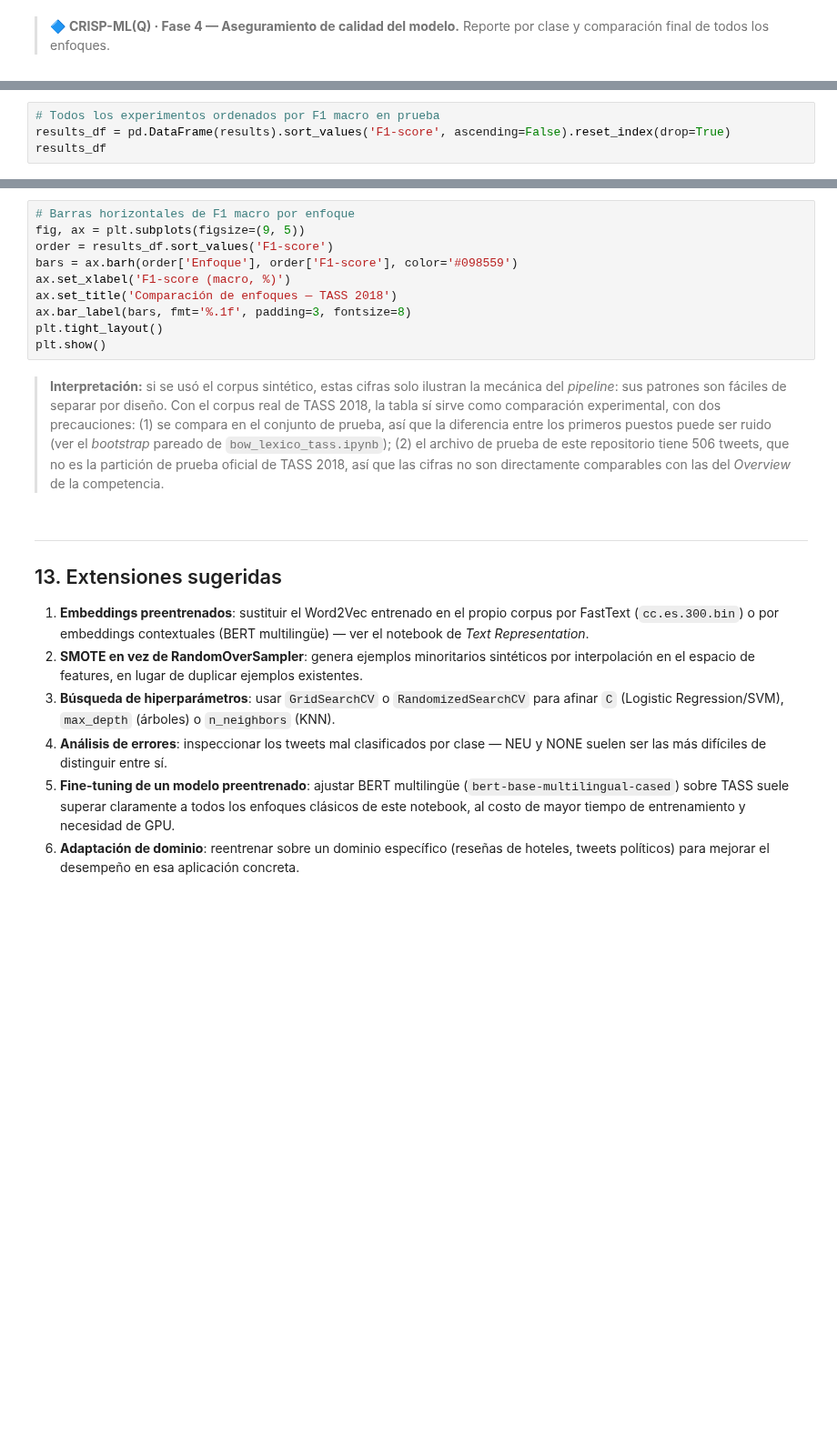
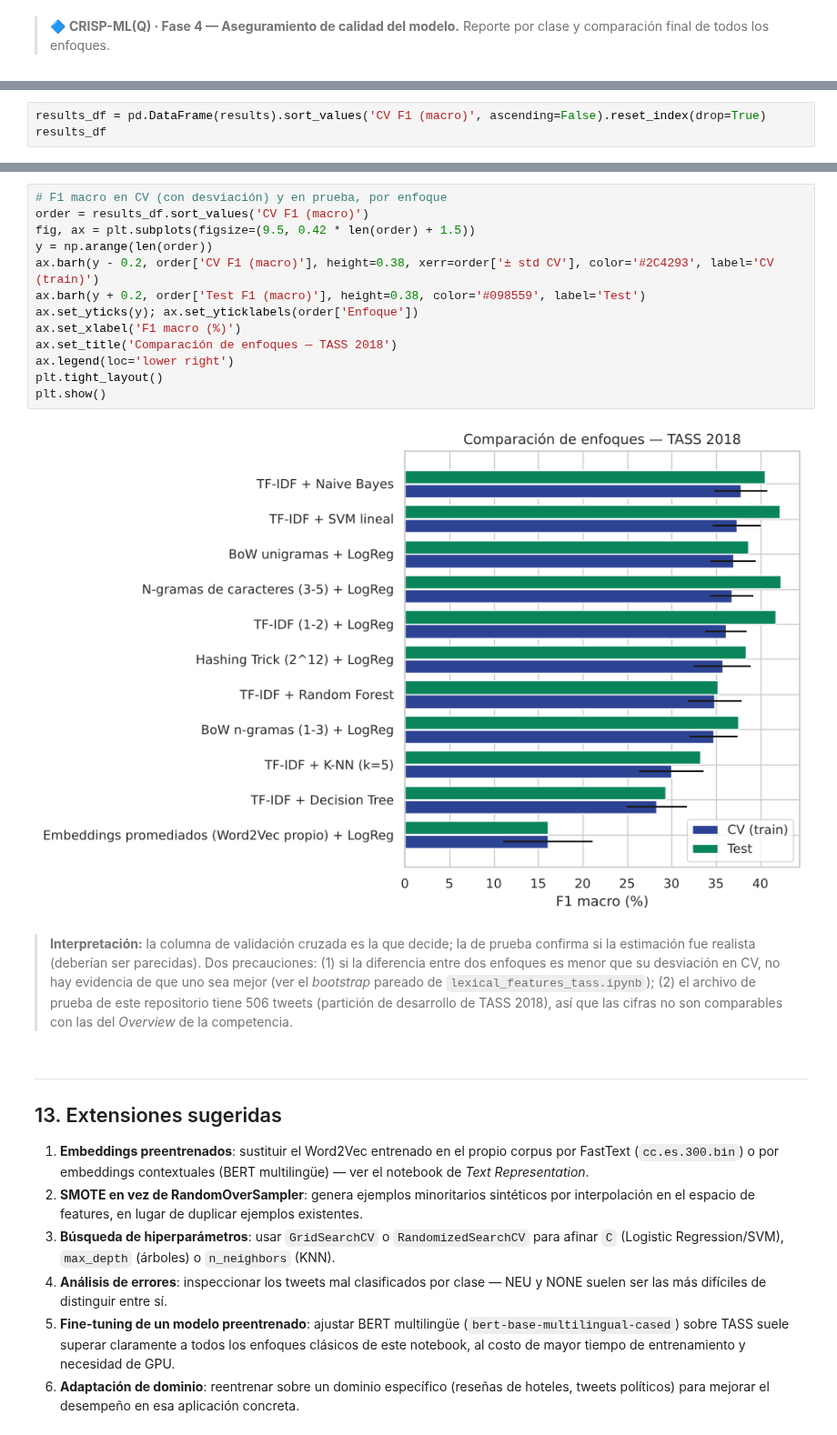
Before and after one commit to EdwinPuertas/courseNLP, a Jupyter notebook: examples/text_representation.ipynb, the cells around one changed output, grey strips where cells are left out. Shown at 91% size. Drawn from its saved outputs; the diff is of its cells as text; blank space fills up the shorter version.

```diff
--- a/examples/text_representation.ipynb
+++ b/examples/text_representation.ipynb
@@ -594,4 +517,3 @@ Consolidamos `results` (una fila por cada combinación de *representación × al
 # %%
-# Todos los experimentos ordenados por F1 macro en prueba
-results_df = pd.DataFrame(results).sort_values('F1-score', ascending=False).reset_index(drop=True)
+results_df = pd.DataFrame(results).sort_values('CV F1 (macro)', ascending=False).reset_index(drop=True)
 results_df
@@ -598,15 +533,20 @@ results_df
 # %%
-# Barras horizontales de F1 macro por enfoque
-fig, ax = plt.subplots(figsize=(9, 5))
-order = results_df.sort_values('F1-score')
-bars = ax.barh(order['Enfoque'], order['F1-score'], color='#098559')
-ax.set_xlabel('F1-score (macro, %)')
+# F1 macro en CV (con desviación) y en prueba, por enfoque
+order = results_df.sort_values('CV F1 (macro)')
+fig, ax = plt.subplots(figsize=(9.5, 0.42 * len(order) + 1.5))
+y = np.arange(len(order))
+ax.barh(y - 0.2, order['CV F1 (macro)'], height=0.38, xerr=order['± std CV'], color='#2C4293', label='CV (train)')
+ax.barh(y + 0.2, order['Test F1 (macro)'], height=0.38, color='#098559', label='Test')
+ax.set_yticks(y); ax.set_yticklabels(order['Enfoque'])
+ax.set_xlabel('F1 macro (%)')
 ax.set_title('Comparación de enfoques — TASS 2018')
-ax.bar_label(bars, fmt='%.1f', padding=3, fontsize=8)
+ax.legend(loc='lower right')
 plt.tight_layout()
 plt.show()
+# %% [output]
+[figure, added]
 # %% [markdown]
-> **Interpretación:** si se usó el corpus sintético, estas cifras solo ilustran la mecánica del *pipeline*: sus patrones son fáciles de separar por diseño. Con el corpus real de TASS 2018, la tabla sí sirve como comparación experimental, con dos precauciones: (1) se compara en el conjunto de prueba, así que la diferencia entre los primeros puestos puede ser ruido (ver el *bootstrap* pareado de `bow_lexico_tass.ipynb`); (2) el archivo de prueba de este repositorio tiene 506 tweets, que no es la partición de prueba oficial de TASS 2018, así que las cifras no son directamente comparables con las del *Overview* de la competencia.
+> **Interpretación:** la columna de validación cruzada es la que decide; la de prueba confirma si la estimación fue realista (deberían ser parecidas). Dos precauciones: (1) si la diferencia entre dos enfoques es menor que su desviación en CV, no hay evidencia de que uno sea mejor (ver el *bootstrap* pareado de `lexical_features_tass.ipynb`); (2) el archivo de prueba de este repositorio tiene 506 tweets (partición de desarrollo de TASS 2018), así que las cifras no son comparables con las del *Overview* de la competencia.
 # %% [markdown]
 ---
 
```
Also changed, not shown: parts of 37 cells of this notebook, 14 other files.
